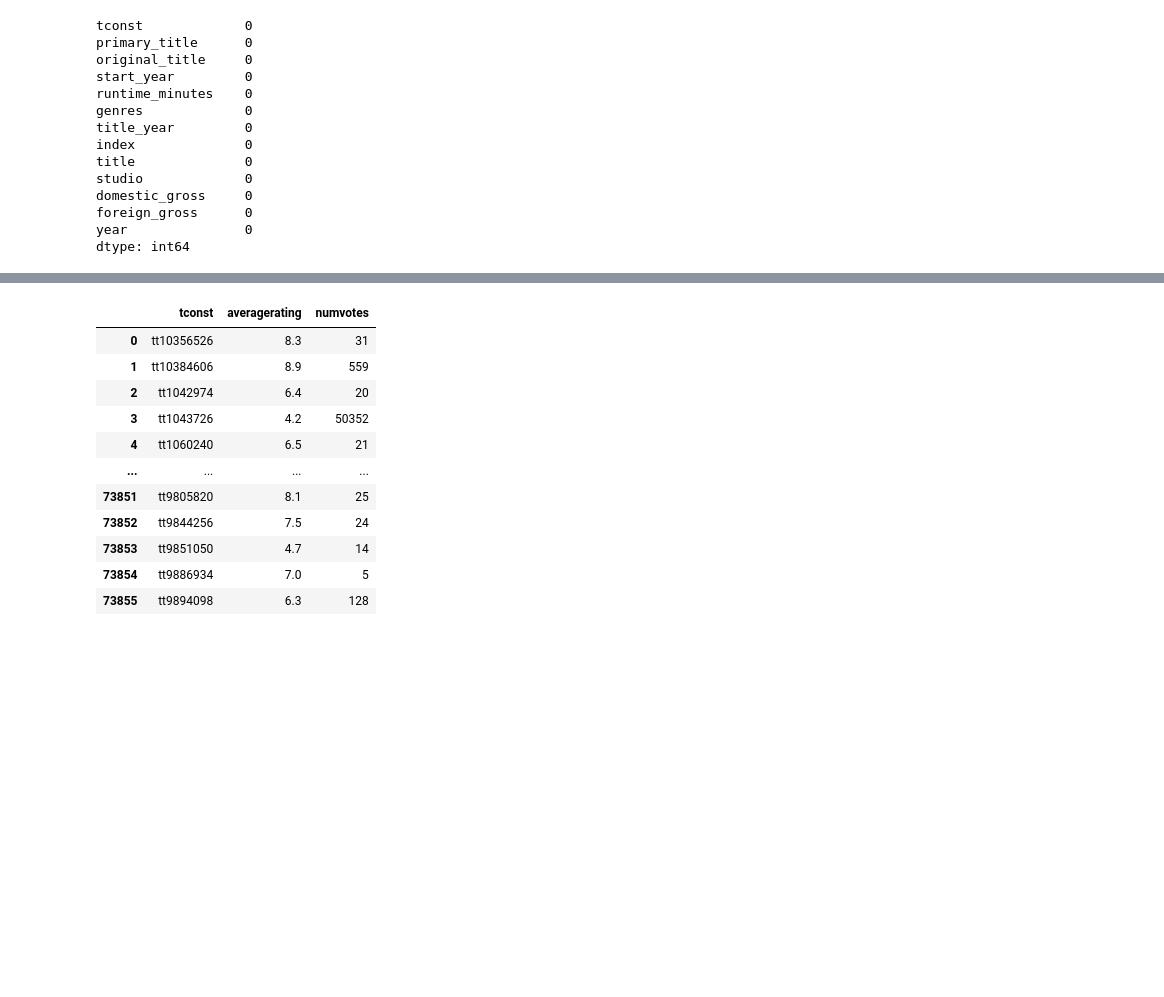
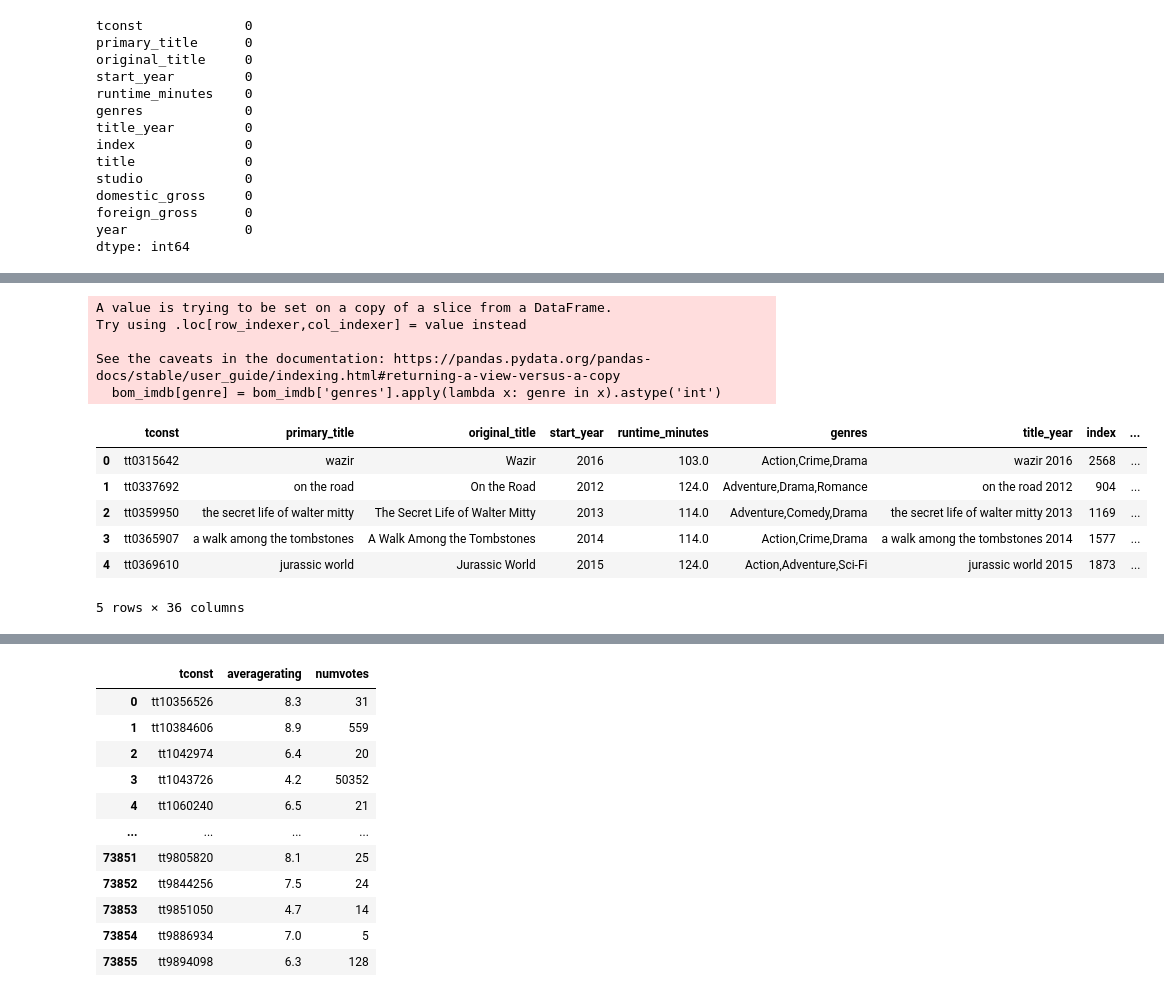
Before and after one commit to danielhlee4/MovieDataAnalysis, a Jupyter notebook: Analysis.ipynb, the cells around one changed output, grey strips where cells are left out. Saved outputs shown, nothing was run; the diff lists cells and outputs as text; code cells hidden in the pictures; blank space fills up the shorter version.

```diff
--- a/Analysis.ipynb
+++ b/Analysis.ipynb
@@ -384,0 +455,18 @@ dtype: int64
+# %%
+# creating and populating genre columns
+for genre in unique_genres_list:
+    bom_imdb[genre] = bom_imdb['genres'].apply(lambda x: genre in x).astype('int')
+bom_imdb.head()
+# %% [output]
+A value is trying to be set on a copy of a slice from a DataFrame.
+Try using .loc[row_indexer,col_indexer] = value instead
+
+See the caveats in the documentation: https://pandas.pydata.org/pandas-docs/stable/user_guide/indexing.html#returning-a-view-versus-a-copy
+  bom_imdb[genre] = bom_imdb['genres'].apply(lambda x: genre in x).astype('int')
+|  | tconst | primary_title | original_title | start_year | runtime_minutes | genres | title_year | index | ... |
+| 0 | tt0315642 | wazir | Wazir | 2016 | 103.0 | Action,Crime,Drama | wazir 2016 | 2568 | ... |
+| 1 | tt0337692 | on the road | On the Road | 2012 | 124.0 | Adventure,Drama,Romance | on the road 2012 | 904 | ... |
+| 2 | tt0359950 | the secret life of walter mitty | The Secret Life of Walter Mitty | 2013 | 114.0 | Adventure,Comedy,Drama | the secret life of walter mitty 2013 | 1169 | ... |
+| 3 | tt0365907 | a walk among the tombstones | A Walk Among the Tombstones | 2014 | 114.0 | Action,Crime,Drama | a walk among the tombstones 2014 | 1577 | ... |
+| 4 | tt0369610 | jurassic world | Jurassic World | 2015 | 124.0 | Action,Adventure,Sci-Fi | jurassic world 2015 | 1873 | ... |
+5 rows × 36 columns
```
Also changed, not shown: parts of 6 cells of this notebook.
